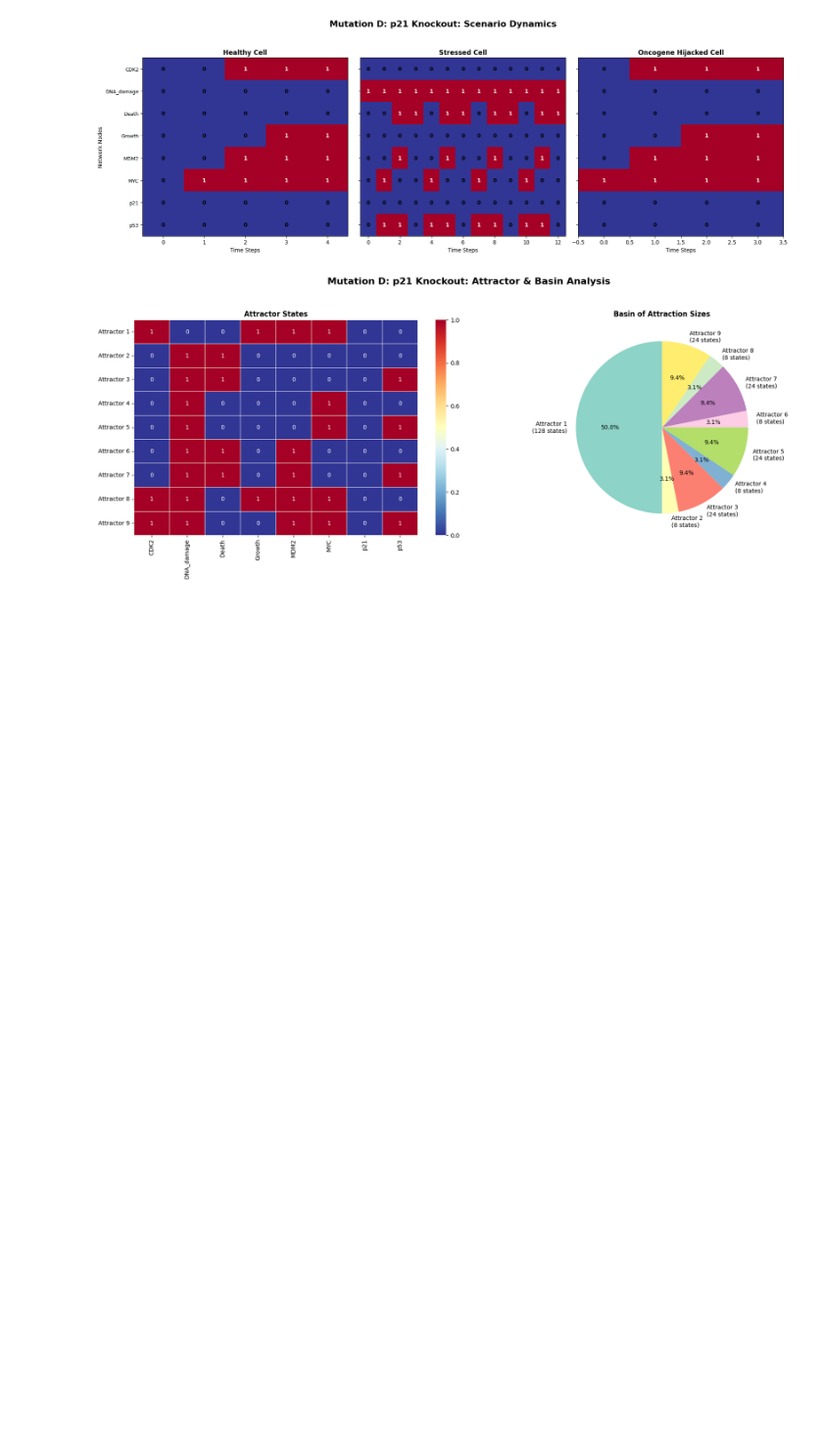
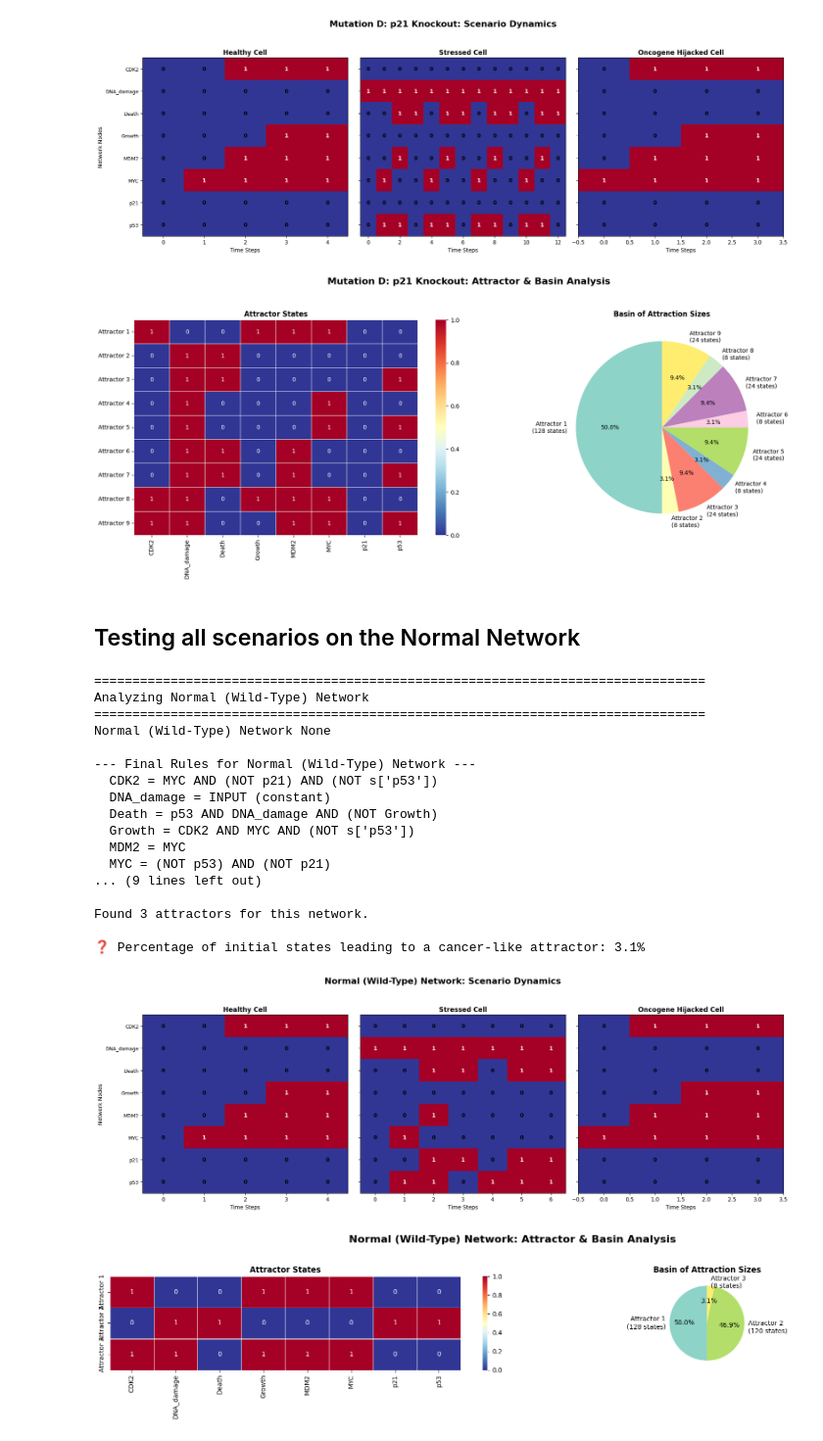
Before and after one commit to CreativeYann2004/Assigmnments_MSMOBS, a Jupyter notebook: Assignment3/Assignment3.ipynb, the cells around one changed output. Shown at 98% size. Saved outputs shown, nothing was run; the diff lists cells and outputs as text; code cells hidden in the pictures; blank space fills up the shorter version.

```diff
--- a/Assignment3/Assignment3.ipynb
+++ b/Assignment3/Assignment3.ipynb
@@ -222,3 +222,39 @@ Found 9 attractors for this network.
 [figure]
 [figure]
 [figure]
+# %% [markdown]
+## Testing all scenarios on the Normal Network
+# %%
+name, mutation_key = next(iter(networks_to_analyze.items()))
+print(f"\n{'='*80}\nAnalyzing {name}\n{'='*80}")
+print(name, mutation_key)
+
+network = BooleanNetwork(node_names)
+network = setup_network_rules(network, mutation=None)
+
+print_network_rules(network, f"Final Rules for {name}")
+
+analyze_scenarios(network, scenarios, node_names, name)
+analyze_attractors(network, node_names, name)
+
+plt.show()
+# %% [output]
+================================================================================
+Analyzing Normal (Wild-Type) Network
+================================================================================
+Normal (Wild-Type) Network None
+
+--- Final Rules for Normal (Wild-Type) Network ---
+  CDK2 = MYC AND (NOT p21) AND (NOT s['p53'])
+  DNA_damage = INPUT (constant)
+  Death = p53 AND DNA_damage AND (NOT Growth)
+  Growth = CDK2 AND MYC AND (NOT s['p53'])
+  MDM2 = MYC
+  MYC = (NOT p53) AND (NOT p21)
+... (9 lines left out)
+
+Found 3 attractors for this network.
+
+❓ Percentage of initial states leading to a cancer-like attractor: 3.1%
+[figure, added]
+[figure, added]
```
Also changed, not shown: parts of 8 cells of this notebook.
